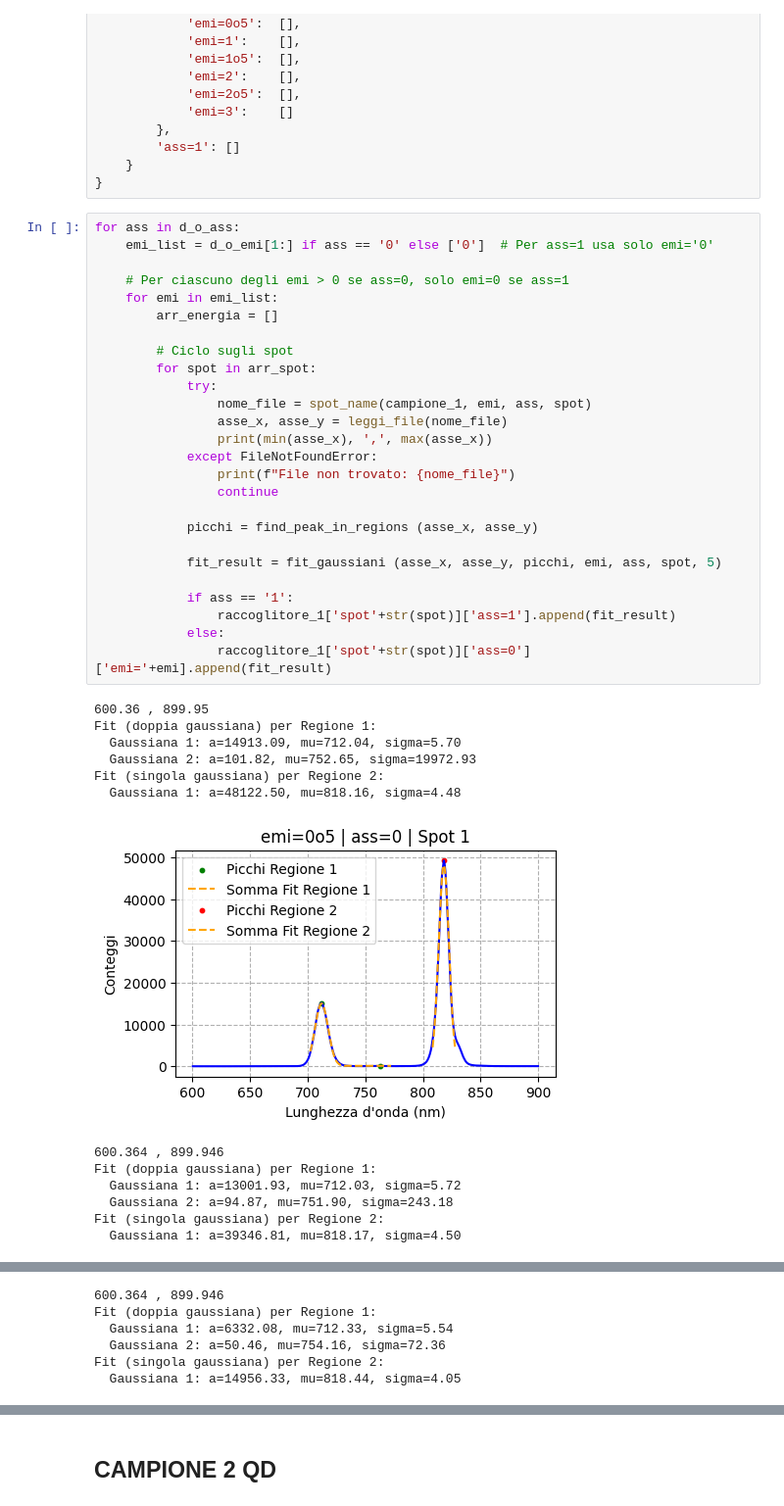
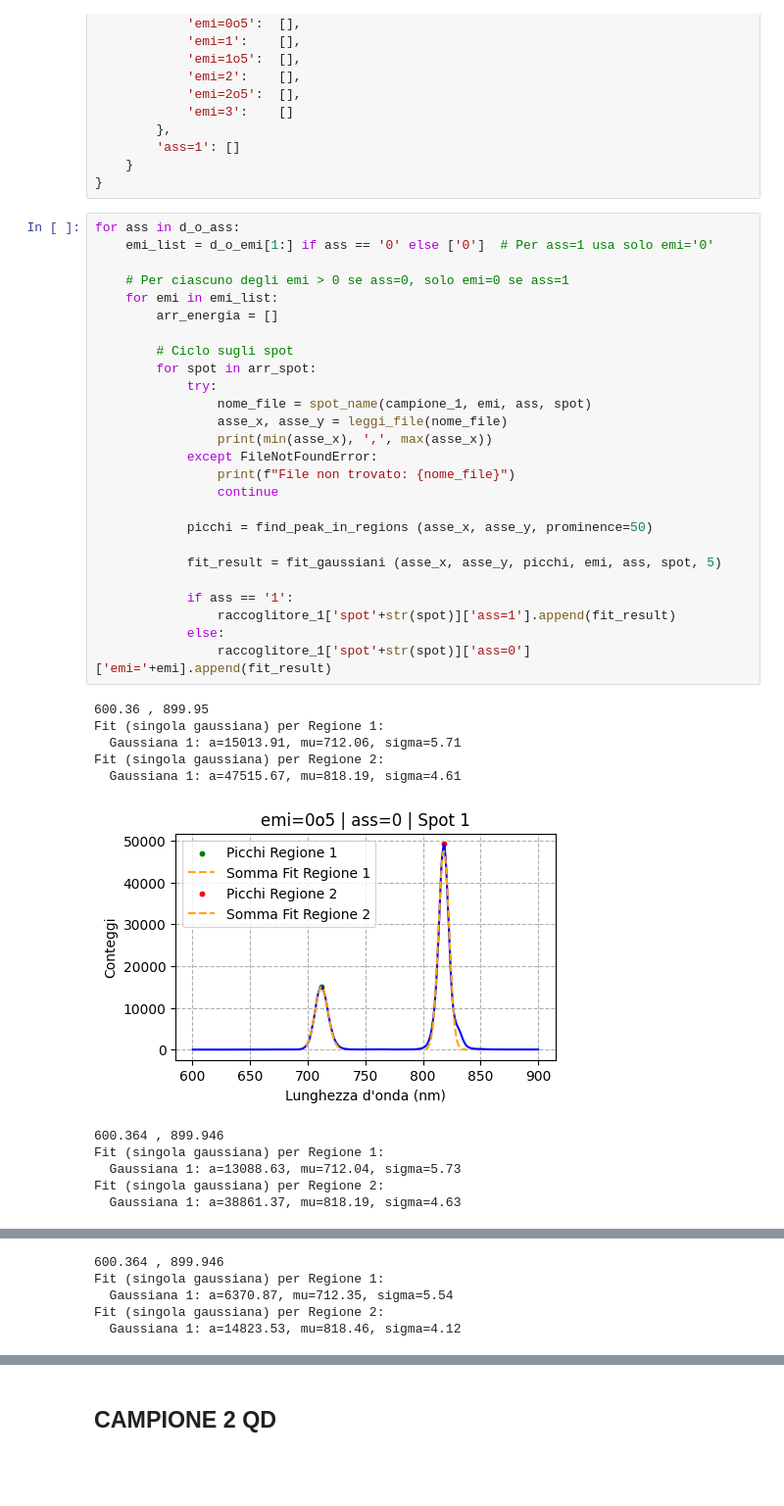
Before and after one commit to zosojack/lab-ss, a Jupyter notebook: QM2/Analisi/tre_spot_picchi.ipynb, the cells around one changed output, grey strips where cells are left out. Shown: that part at 98% size. Saved outputs shown, nothing was run; the diff lists cells and outputs as text; blank space fills up the shorter version.

Commit message:
Inversione di emi e ass, miglioramenti generali
Miglioramento delle performance dell'algoritmo che individua i picchi. Ora i picchi dei tre spot sembrano più consistenti.

```diff
--- a/QM2/Analisi/tre_spot_picchi.ipynb
+++ b/QM2/Analisi/tre_spot_picchi.ipynb
@@ -56,40 +56,38 @@ raccoglitore_1 = {
 # %%
 for ass in d_o_ass:
     emi_list = d_o_emi[1:] if ass == '0' else ['0']  # Per ass=1 usa solo emi='0'
 
     # Per ciascuno degli emi > 0 se ass=0, solo emi=0 se ass=1
     for emi in emi_list:
         arr_energia = []
 
         # Ciclo sugli spot
         for spot in arr_spot:
             try:
                 nome_file = spot_name(campione_1, emi, ass, spot)
                 asse_x, asse_y = leggi_file(nome_file)
                 print(min(asse_x), ',', max(asse_x))
             except FileNotFoundError:
                 print(f"File non trovato: {nome_file}")
                 continue
 
-            picchi = find_peak_in_regions (asse_x, asse_y)
+            picchi = find_peak_in_regions (asse_x, asse_y, prominence=50)
 
             fit_result = fit_gaussiani (asse_x, asse_y, picchi, emi, ass, spot, 5)
 
             if ass == '1':
                 raccoglitore_1['spot'+str(spot)]['ass=1'].append(fit_result)
             else:
                 raccoglitore_1['spot'+str(spot)]['ass=0']['emi='+emi].append(fit_result)
 # %% [output]
 600.36 , 899.95
-Fit (doppia gaussiana) per Regione 1:
-  Gaussiana 1: a=14913.09, mu=712.04, sigma=5.70
-  Gaussiana 2: a=101.82, mu=752.65, sigma=19972.93
+Fit (singola gaussiana) per Regione 1:
+  Gaussiana 1: a=15013.91, mu=712.06, sigma=5.71
 Fit (singola gaussiana) per Regione 2:
-  Gaussiana 1: a=48122.50, mu=818.16, sigma=4.48
+  Gaussiana 1: a=47515.67, mu=818.19, sigma=4.61
-[figure, old version]
+[figure, new version]
 600.364 , 899.946
-Fit (doppia gaussiana) per Regione 1:
-  Gaussiana 1: a=13001.93, mu=712.03, sigma=5.72
-  Gaussiana 2: a=94.87, mu=751.90, sigma=243.18
+Fit (singola gaussiana) per Regione 1:
+  Gaussiana 1: a=13088.63, mu=712.04, sigma=5.73
 Fit (singola gaussiana) per Regione 2:
-  Gaussiana 1: a=39346.81, mu=818.17, sigma=4.50
+  Gaussiana 1: a=38861.37, mu=818.19, sigma=4.63
@@ -97,6 +95,5 @@ Fit (singola gaussiana) per Regione 2:
 600.364 , 899.946
-Fit (doppia gaussiana) per Regione 1:
-  Gaussiana 1: a=6332.08, mu=712.33, sigma=5.54
-  Gaussiana 2: a=50.46, mu=754.16, sigma=72.36
+Fit (singola gaussiana) per Regione 1:
+  Gaussiana 1: a=6370.87, mu=712.35, sigma=5.54
 Fit (singola gaussiana) per Regione 2:
-  Gaussiana 1: a=14956.33, mu=818.44, sigma=4.05
+  Gaussiana 1: a=14823.53, mu=818.46, sigma=4.12
```
Also changed, not shown: parts of 4 cells of this notebook, 8 other files.
